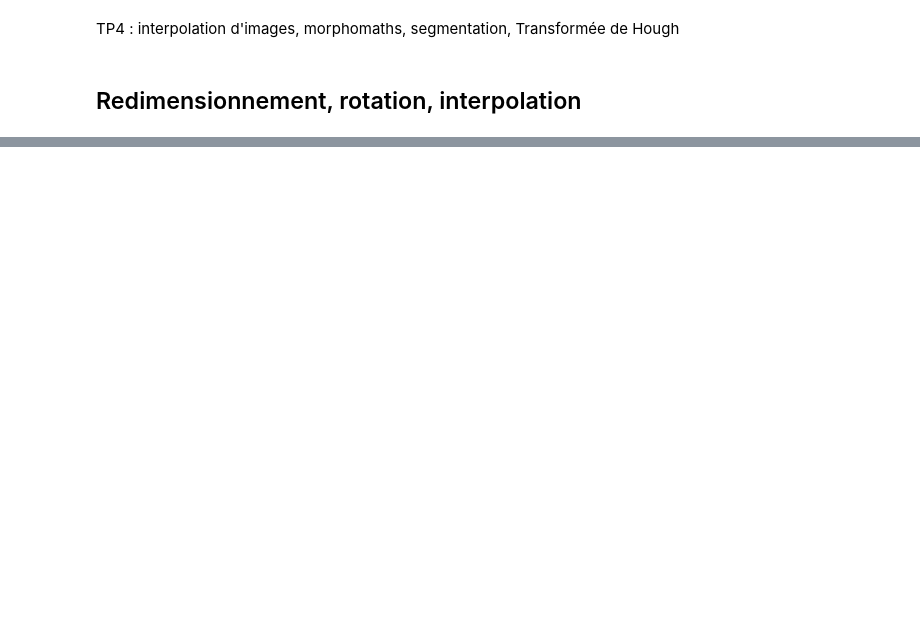
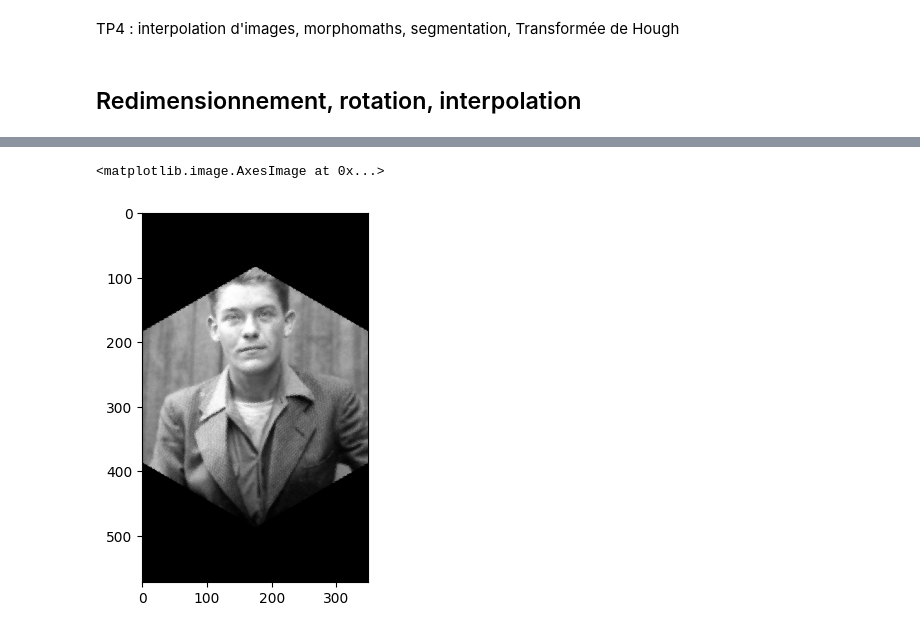
Before and after one commit to ba-talibe/TP_Image_Processing, a Jupyter notebook: TP4.ipynb, the cells around one changed output, grey strips where cells are left out. Saved outputs shown, nothing was run; the diff lists cells and outputs as text; code cells hidden in the pictures; blank space fills up the shorter version.

```diff
--- a/TP4.ipynb
+++ b/TP4.ipynb
@@ -58,0 +73,5 @@ print("--- %s seconds ---" % (time.time() - start_time))
+# %%
+plt.imshow(rotated_img)
+# %% [output]
+<matplotlib.image.AxesImage at 0x...>
+[figure, added]
```
Also changed, not shown: parts of 14 cells of this notebook.
